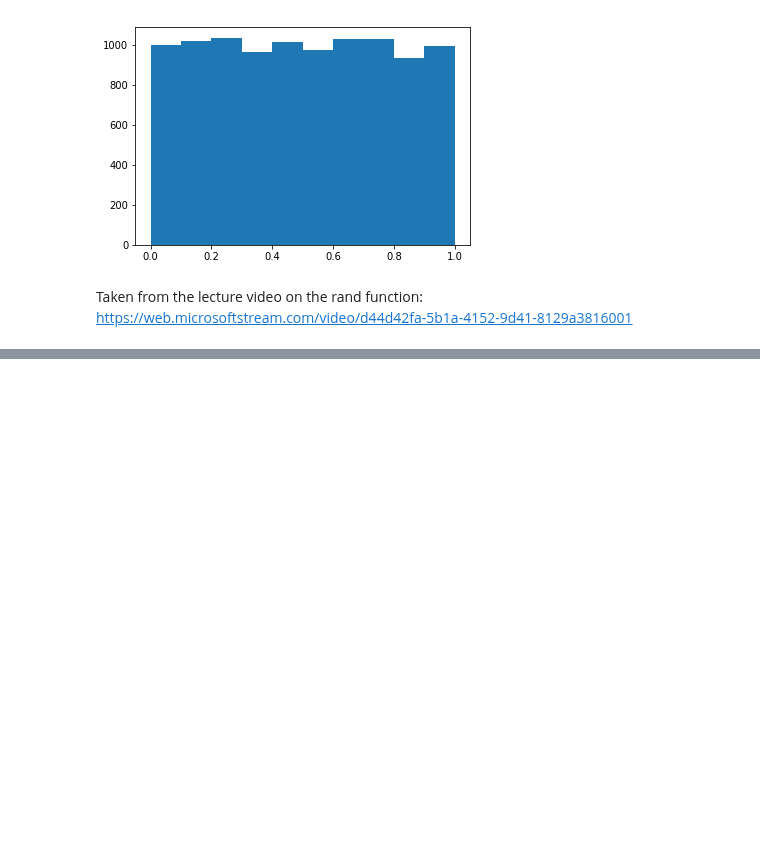
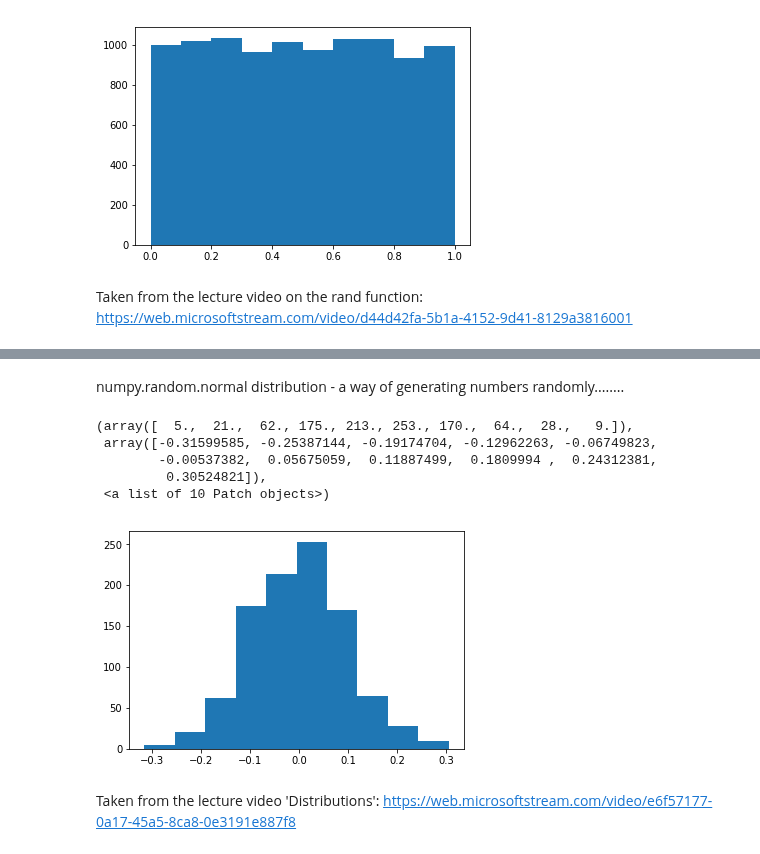
Before and after one commit to johndunne2019/numpy.random, a Jupyter notebook: numpy-random.ipynb, the cells around one changed output, grey strips where cells are left out. Drawn from its saved outputs; the diff is of its cells as text; code cells hidden in the pictures; blank space fills up the shorter version.

```diff
--- a/numpy-random.ipynb
+++ b/numpy-random.ipynb
@@ -25,0 +68,15 @@ Taken from the lecture video on the rand function: https://web.microsoftstream.c
+# %% [markdown]
+numpy.random.normal distribution - a way of generating numbers randomly........
+# %%
+x = np.random.normal(0, 0.1, 1000)
+# %%
+plt.hist(x)
+# %% [output]
+(array([  5.,  21.,  62., 175., 213., 253., 170.,  64.,  28.,   9.]),
+ array([-0.31599585, -0.25387144, -0.19174704, -0.12962263, -0.06749823,
+        -0.00537382,  0.05675059,  0.11887499,  0.1809994 ,  0.24312381,
+         0.30524821]),
+ <a list of 10 Patch objects>)
+[figure, added]
+# %% [markdown]
+Taken from the lecture video 'Distributions': https://web.microsoftstream.com/video/e6f57177-0a17-45a5-8ca8-0e3191e887f8
```
Also changed, not shown: parts of 7 cells of this notebook.
